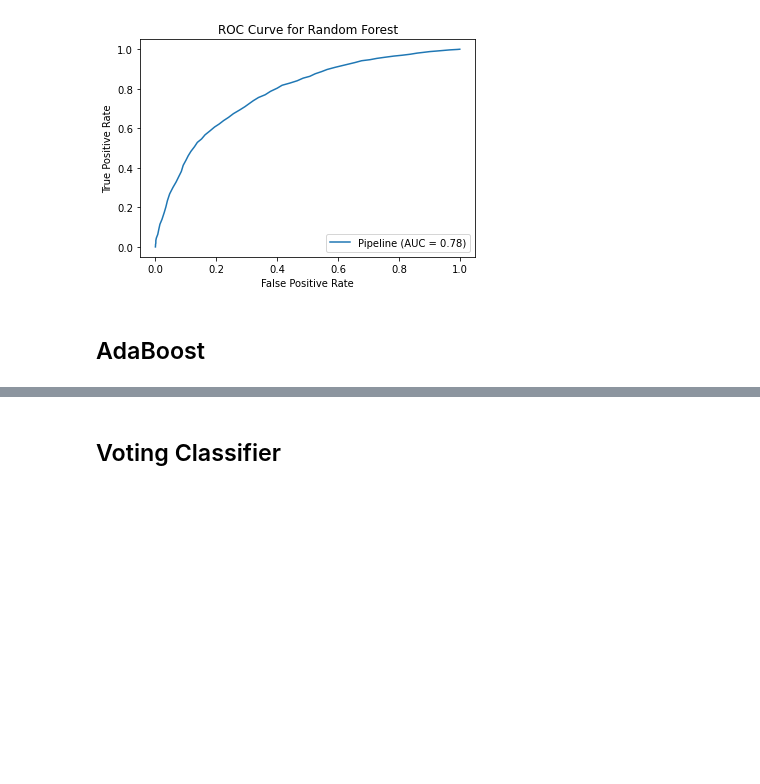
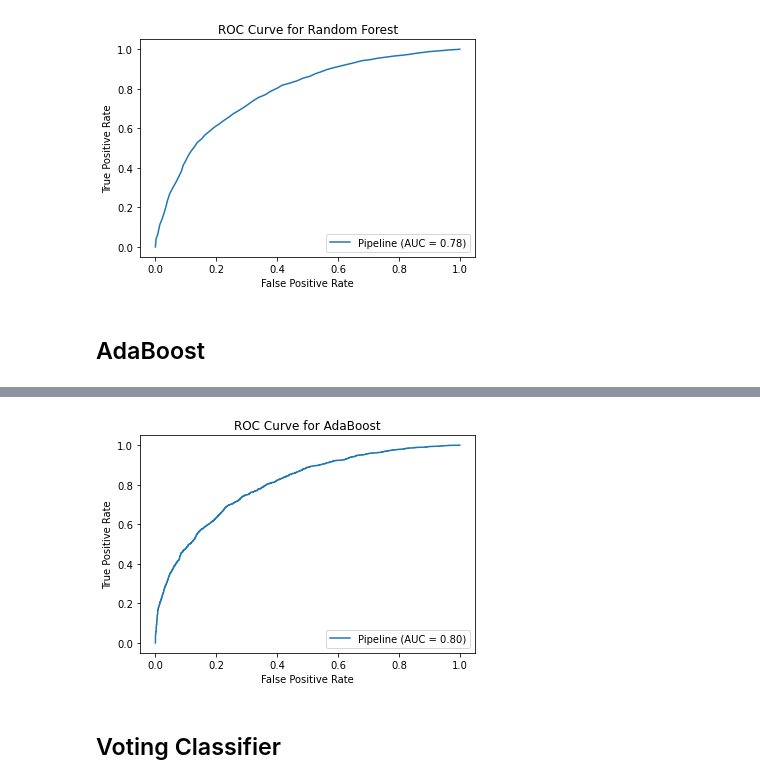
Before and after one commit to maxcollins1999/LOL-Data-Analysis, a Jupyter notebook: STAT2004 Assignment.ipynb, the cells around one changed output, grey strips where cells are left out. Drawn from its saved outputs; the diff is of its cells as text; code cells hidden in the pictures; blank space fills up the shorter version.

```diff
--- a/STAT2004 Assignment.ipynb
+++ b/STAT2004 Assignment.ipynb
@@ -648,3 +660,9 @@ weighted avg       0.72      0.72      0.72      5928
+# %%
+plot_roc_curve(cad,x_test,y_test)
+plt.title('ROC Curve for AdaBoost')
+plt.show()
+# %% [output]
+[figure, added]
 # %% [markdown]
 ## Voting Classifier
 # %%
```
Also changed, not shown: parts of 17 cells of this notebook, 17 other files.
